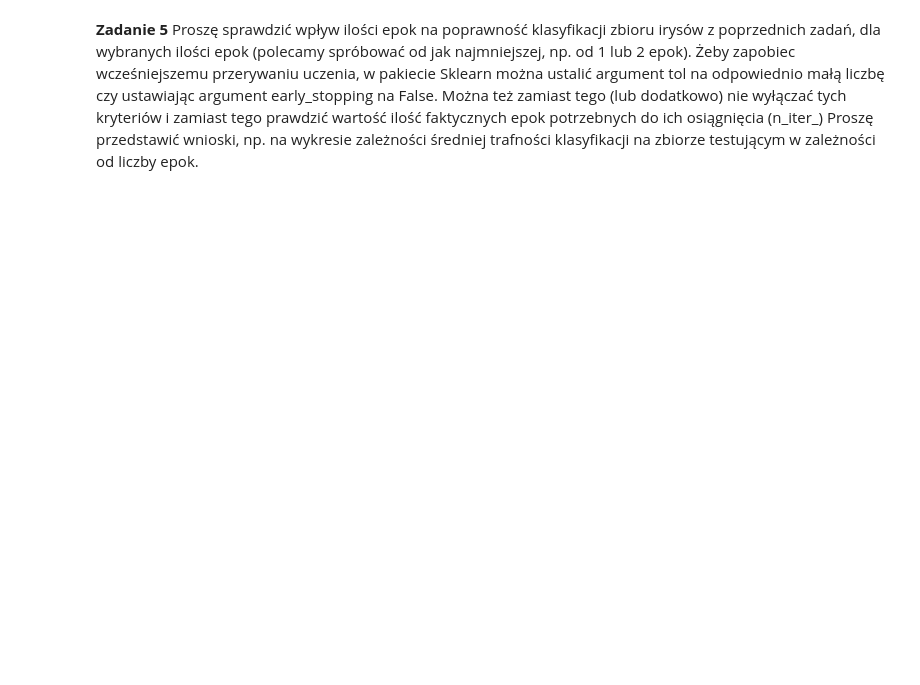
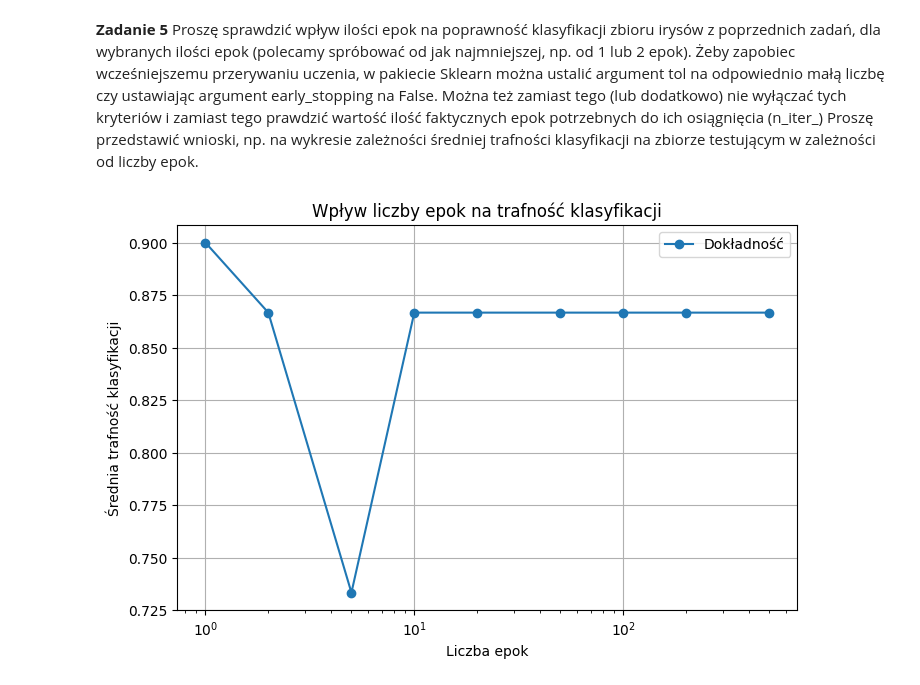
Before and after one commit to nkocjan/computational-intelligence-methods, a Jupyter notebook: lab01/lab01.ipynb, the cells around one changed output. Drawn from its saved outputs; the diff is of its cells as text; code cells hidden in the pictures; blank space fills up the shorter version.

```diff
--- a/lab01/lab01.ipynb
+++ b/lab01/lab01.ipynb
@@ -62,2 +104,2 @@ Analiza próbek benzyny wykazała że może ona być przypisana do dwóch klas c
 # %%
-data = pd.read_csv('../fuel.txt', delimiter=",")
+data = pd.read_csv('./fuel.txt', delimiter=",")
@@ -78,10 +126,14 @@ Pięciokrotne wyznaczenie perceptronu, wypisanie wyniku, wygenerowanie wykresu 3
 # %%
 for i in range(5):
-  perceptron = Perceptron(tol=1e-3, max_iter=100)
+  perceptron = Perceptron(tol=1e-3, max_iter=100, random_state=i)
   perceptron.fit(X, y)
-  print(perceptron.score(X,y))
   w = perceptron.coef_[0]
   b = perceptron.intercept_[0]
+  train_score = perceptron.score(X, y)
+
+  print(f"\n\n\nIteracja {i+1}")
+  print(f"Liczba epok do konwergencji: {perceptron.n_iter_}")
+  print(f"Trafność na zbiorze: {train_score:.2f}\n")
 
   x1_range = np.linspace(X[:, 0].min(), X[:, 0].max(), 30)
   x2_range = np.linspace(X[:, 1].min(), X[:, 1].max(), 30)
@@ -119,7 +189,7 @@ iris = load_iris()
 X = iris.data
 y = iris.target
 
-attempts = 100
+attempts = 200
 
 accuracies = []
 confusion_matrices = []
@@ -143,13 +213,13 @@ print(f"Dokładność macierzy liczona z funkcji accuracy_score:  {accuracies[0]
 print(f"Dokładność macierzy liczona na podstawie diagonali:  {np.trace(confusion_matrices[0]) / np.sum(confusion_matrices[0]):.2f}")
 print(confusion_matrices[1])
 print(f"Dokładność macierzy liczona z funkcji accuracy_score:  {accuracies[1]:.2f}")
-print(f"Dokładność macierzy liczona na podstawie diagonali:  {np.trace(confusion_matrices[1]) / np.sum(confusion_matrices[1]):.2f}")
+print(f"Dokładność macierzy liczona na podstawie diagonali:  {np.trace(confusion_matrices[100]) / np.sum(confusion_matrices[1]):.2f}")
 print(confusion_matrices[2])
 print(f"Dokładność macierzy liczona z funkcji accuracy_score:  {accuracies[2]:.2f}")
-print(f"Dokładność macierzy liczona na podstawie diagonali:  {np.trace(confusion_matrices[2]) / np.sum(confusion_matrices[2]):.2f}")
+print(f"Dokładność macierzy liczona na podstawie diagonali:  {np.trace(confusion_matrices[199]) / np.sum(confusion_matrices[2]):.2f}")
 
 print(f"\nŚrednia dokładność dla {attempts} prób: {np.mean(accuracies):.2f}")
-print(f"Odchylenie standardowe dokładności: {np.std(accuracies):.2f}")
+print(f"Odchylenie standardowe dokładności dla {attempts} prób: {np.std(accuracies):.2f}")
 # %% [output]
 Przykładowe macierze:
 [[8 0 0]
@@ -214,3 +284,39 @@ Macierz pomyłek:
 # %% [markdown]
 **Zadanie 5**
 Proszę sprawdzić wpływ ilości epok na poprawność klasyfikacji zbioru irysów z poprzednich zadań, dla wybranych ilości epok (polecamy spróbować od jak najmniejszej, np. od 1 lub 2 epok). Żeby zapobiec wcześniejszemu przerywaniu uczenia, w pakiecie Sklearn można ustalić argument tol na odpowiednio małą liczbę czy ustawiając argument early_stopping na False. Można też zamiast tego (lub dodatkowo) nie wyłączać tych kryteriów i zamiast tego prawdzić wartość ilość faktycznych epok potrzebnych do ich osiągnięcia (n_iter_) Proszę przedstawić wnioski, np. na wykresie zależności średniej trafności klasyfikacji na zbiorze testującym w zależności od liczby epok.
+# %%
+X, y = iris.data, iris.target
+
+X_train, X_test, y_train, y_test = train_test_split(X, y, test_size=0.2, random_state=42, stratify=y)
+
+scaler = StandardScaler()
+X_train = scaler.fit_transform(X_train)
+X_test = scaler.transform(X_test)
+
+epochs = [1, 2, 5, 10, 20, 50, 100, 200, 500]
+accuracies = []
+actual_epochs = []
+
+for epoch in epochs:
+    perceptron = Perceptron(max_iter=epoch, tol=1e-10, early_stopping=False, random_state=42)
+    perceptron.fit(X_train, y_train)
+
+    y_pred = perceptron.predict(X_test)
+    accuracy = accuracy_score(y_test, y_pred)
+    accuracies.append(accuracy)
+
+    actual_epochs.append(perceptron.n_iter_)
+
+plt.figure(figsize=(8, 5))
+plt.plot(epochs, accuracies, marker='o', linestyle='-', label="Dokładność")
+plt.xlabel("Liczba epok")
+plt.ylabel("Średnia trafność klasyfikacji")
+plt.xscale("log")
+plt.title("Wpływ liczby epok na trafność klasyfikacji")
+plt.legend()
+plt.grid(True)
+plt.show()
+
+results_df = pd.DataFrame({"Żądane epoki": epochs, "Faktyczne epoki": actual_epochs, "Dokładność": accuracies})
+# %% [output]
+[figure, added]
```
Also changed, not shown: parts of 26 cells of this notebook.
